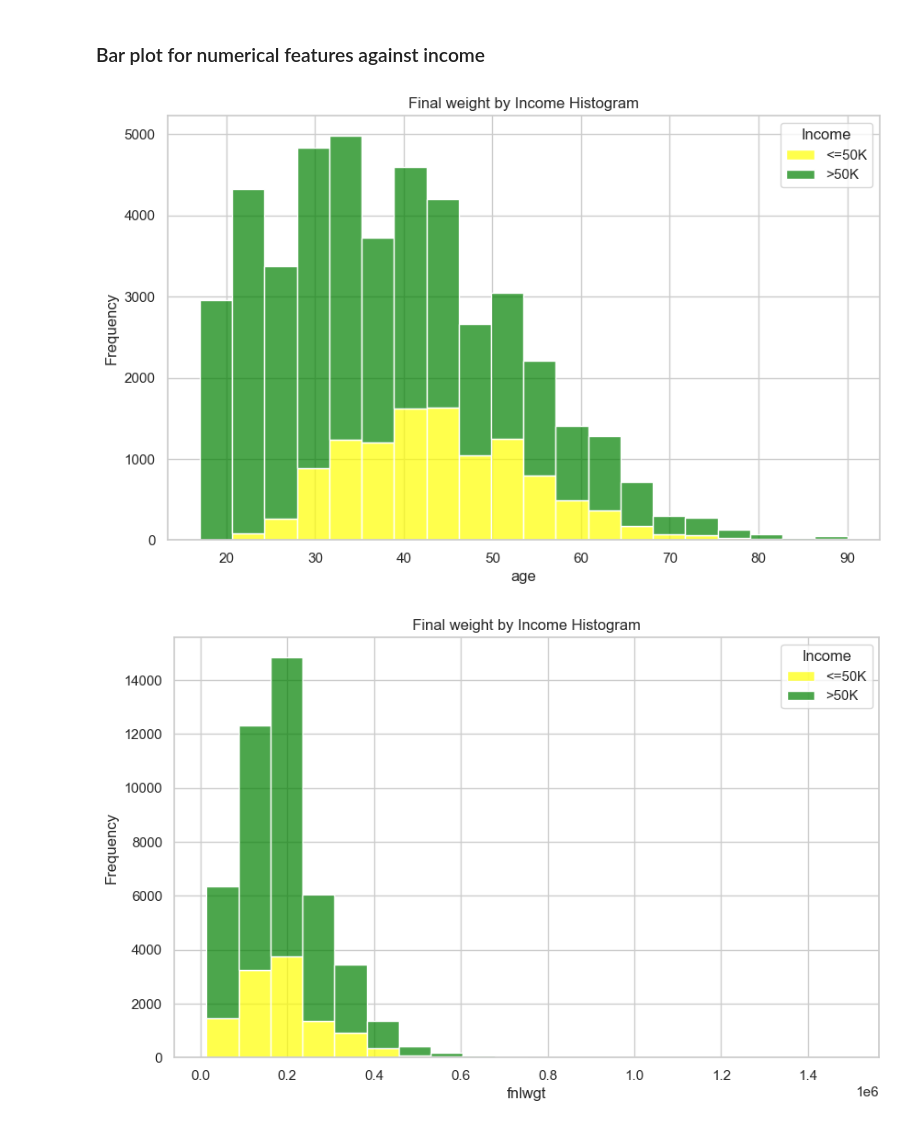
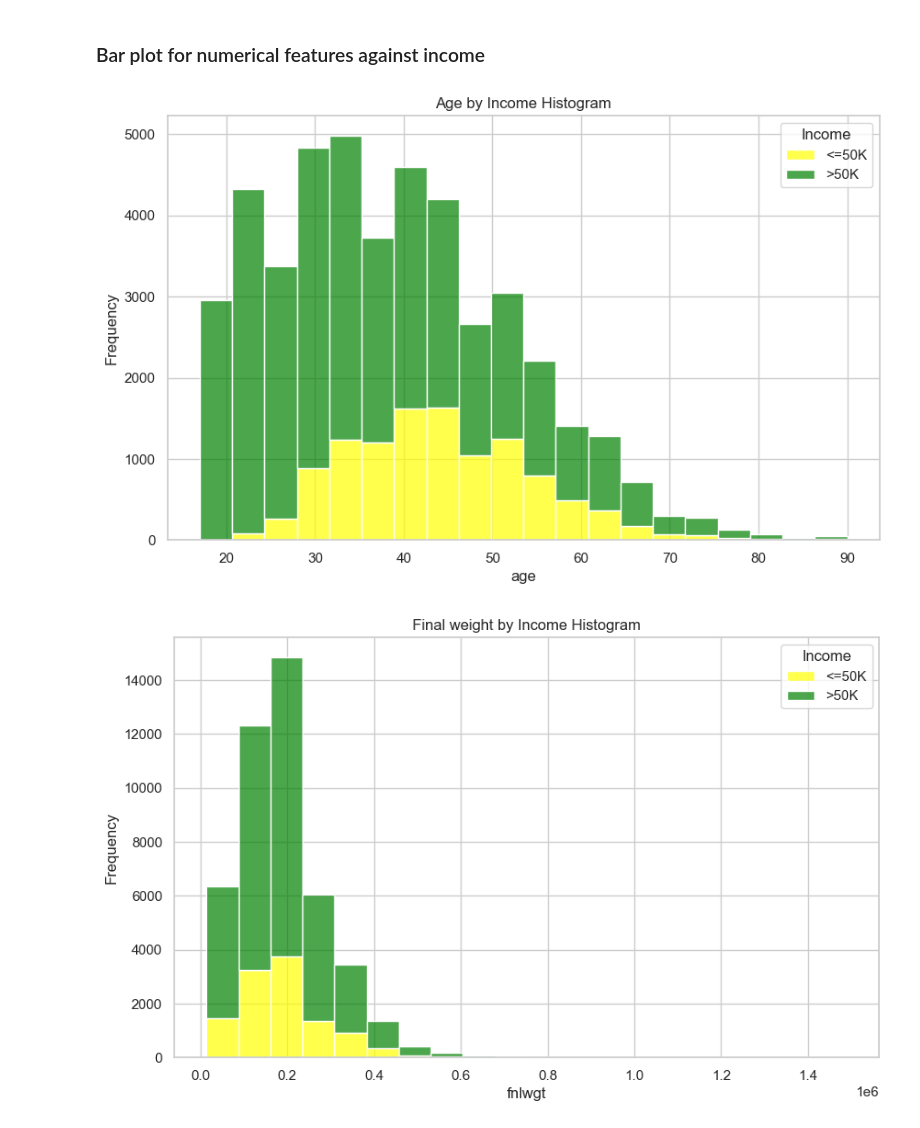
Before and after one commit to Demikadesilva/ML_CW, a Jupyter notebook: random forest.ipynb, the cells around one changed output. Cells and saved outputs as stored; diff of their text form; code cells hidden in the pictures.

```diff
--- a/random forest.ipynb
+++ b/random forest.ipynb
@@ -269,20 +269,20 @@ plt.show()
 # %%
 # Setting the style of the plots
 sns.set(style="whitegrid")
 
 under50K_color = 'green'
 over50K_color = 'yellow'
 
 # Plotting histogram for 'Age' column by income group
 plt.figure(figsize=(10, 6))
 sns.histplot(data=no_null_df2, x='age', hue='income', bins=20, palette={'>50K': over50K_color, '<=50K': under50K_color}, alpha=0.7, multiple='stack')
-plt.title('Final weight by Income Histogram')
+plt.title('Age by Income Histogram')
 plt.xlabel('age')
 plt.ylabel('Frequency')
 plt.legend(title='Income', labels=['<=50K', '>50K'])
 plt.show()
 # %% [output]
-[figure, old version]
+[figure, new version]
 # %%
 # Setting the style of the plots
 sns.set(style="whitegrid")
```
